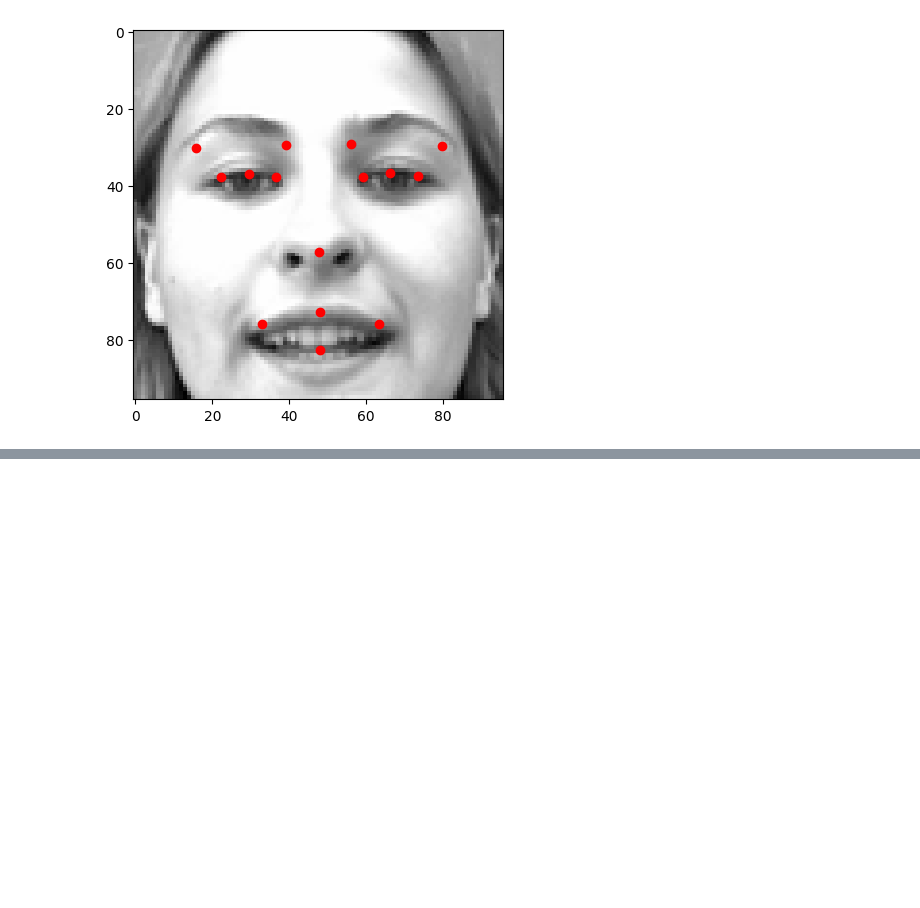
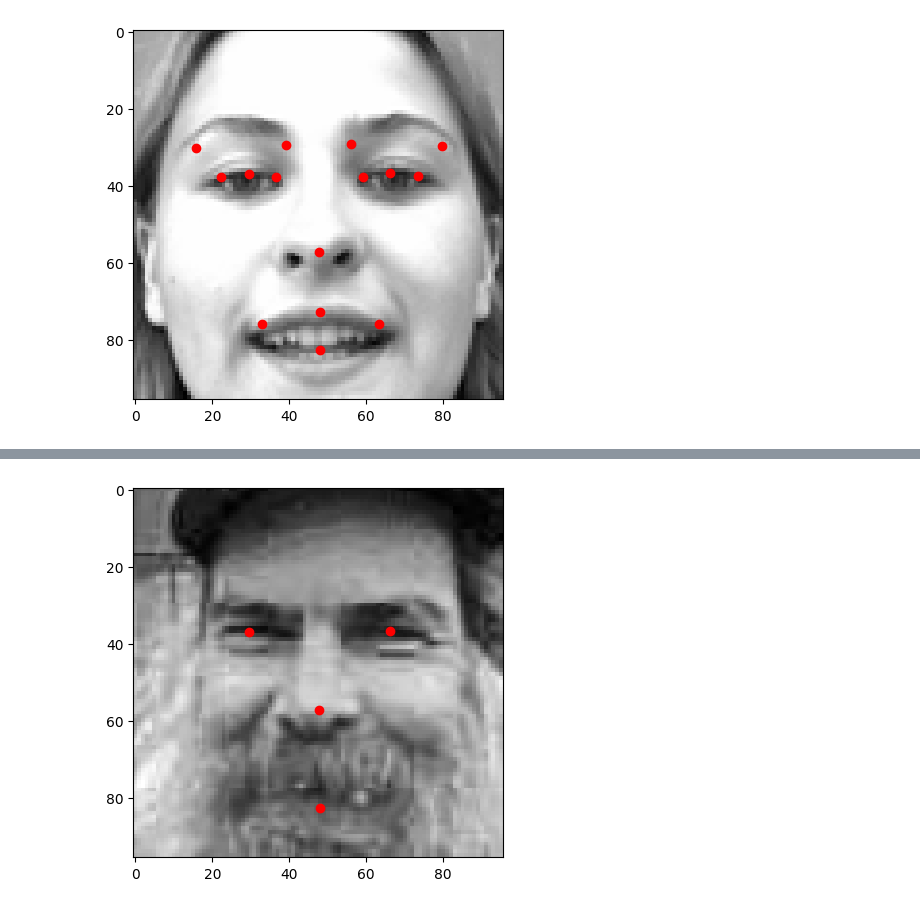
Before and after one commit to lmarieta/FaceRecognition, a Jupyter notebook: Face_recognition.ipynb, the cells around one changed output, grey strips where cells are left out. Saved outputs shown, nothing was run; the diff lists cells and outputs as text; code cells hidden in the pictures; blank space fills up the shorter version.

```diff
--- a/Face_recognition.ipynb
+++ b/Face_recognition.ipynb
@@ -212,0 +200,66 @@ submission.to_csv('/content/simple_model_submission.csv',index=False)
+# %%
+from pandas.io.parsers.readers import read_csv
+# Extract data for output
+filename = '/content/data_submission.RData'
+df_submission = pyreadr.read_r(filename)
+x_submission = df_submission['im_submission']
+# Get the indices of rows containing NaN values.
+nan_indices_submission = x_submission.index[x_submission.isnull().any(axis=1)].tolist()
+# Drop rows containing NaN values
+x_submission = x_submission.drop(x_submission.index[nan_indices_submission])
+
+# Make predictions
+predictions_submission = model.predict(x_submission)
+
+# Size of the image is given, prediction cannot be outside of range
+min_value = 0
+max_value = 96
+constrained_predictions_submission = np.clip(predictions_submission, min_value, max_value)
+
+# Remove predictions not requested in IdLookupTable.csv
+filename = '/content/IdLookupTable.csv'
+IdLookupTable = read_csv(filename)
+# All keypoints names
+keypoints_names = IdLookupTable['FeatureName'].iloc[0:30]
+# Calculate the repeating sequence based on the number of rows in 'df'
+repeating_sequence = np.repeat(np.arange(1, 1783*30 // 30 + 1), 30)
+# Add the repeating sequence as a new column to the DataFrame
+keypoints_names_filter = pd.DataFrame({'ImageId': repeating_sequence})
+keypoints_names_filter['Indices'] = range(len(keypoints_names_filter))
+keypoints_names_filter['FeatureName'] = pd.concat([keypoints_names] * 1783, ignore_index=True)
+# Filter
+keypoints_names_filter = keypoints_names_filter.merge(IdLookupTable[['ImageId', 'FeatureName']], on=['ImageId', 'FeatureName'], how='inner')
+# Create a mask of size 1783x30 where True indicates the indices to keep
+nb_output_images = x_submission.shape[0]
+mask = np.isin(np.arange(nb_output_images*30), keypoints_names_filter['Indices'])
+# Reshape the mask to the same shape as 'np_array'
+mask = mask.reshape(constrained_predictions_submission.shape)
+# Use the mask to replace values in the NumPy array with NaN
+constrained_predictions_submission[~mask] = np.nan
+
+# Plot the first image in the DataFrame
+image = np.array(x_submission.iloc[-1,:])  # Convert the Series to a NumPy array
+image = image.reshape((96, 96))  # Reshape the array to the desired image dimensions
+predicted_keypoints = constrained_predictions_submission[-1].reshape((15, 2))
+plt.scatter(predicted_keypoints[:, 0], predicted_keypoints[:, 1], c='r', marker='o')
+plt.imshow(image, cmap='gray')
+plt.show()
+
+# Prepare for output file
+df_predictions = pd.DataFrame(constrained_predictions_submission)
+
+# Convert the DataFrame to a NumPy array and reshape it
+reshaped_values = df_predictions.values.reshape(-1, 1)
+
+# Remove NaN values from the NumPy array
+reshaped_values = reshaped_values[~np.isnan(reshaped_values)]
+
+# Create a new DataFrame with the reshaped values
+reshaped_df = pd.DataFrame(reshaped_values, columns=['Value'])
+indices = pd.DataFrame(range(1,len(reshaped_df)+1))
+submission = pd.concat([indices, reshaped_df], axis=1)
+submission.rename(columns={0: 'RowId','Value': 'Location'}, inplace=True)
+
+# Write to csv file
+submission.to_csv('/content/simple_model_submission.csv',index=False)
+# %% [output]
@@ -212,0 +267 @@ submission.to_csv('/content/simple_model_submission.csv',index=False)
+[figure, added]
```
Also changed, not shown: parts of 6 cells of this notebook.
